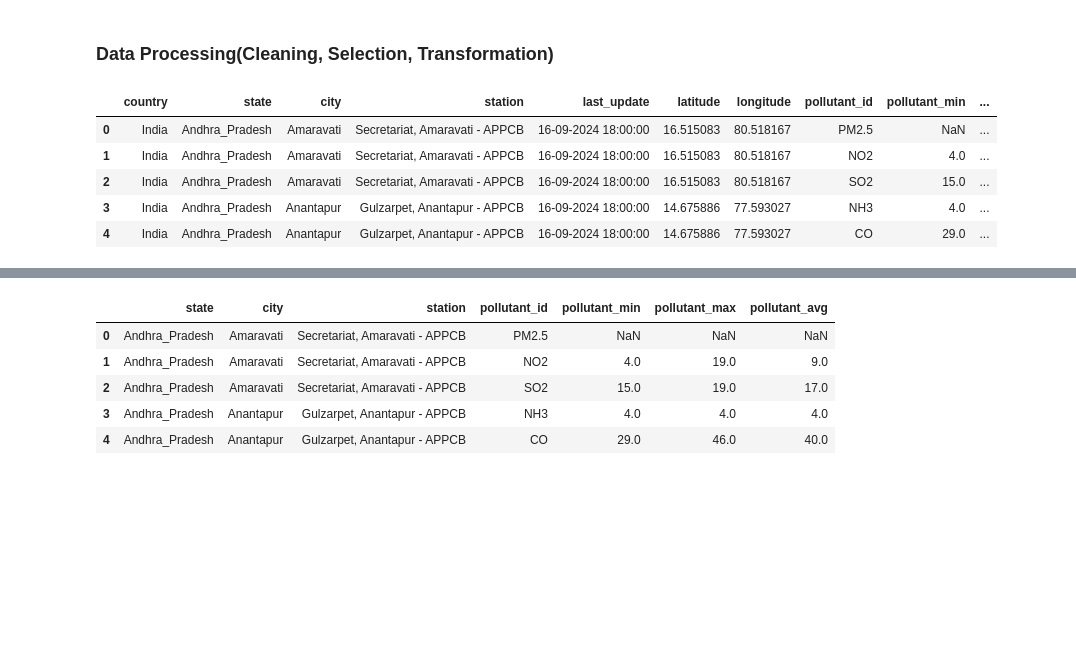
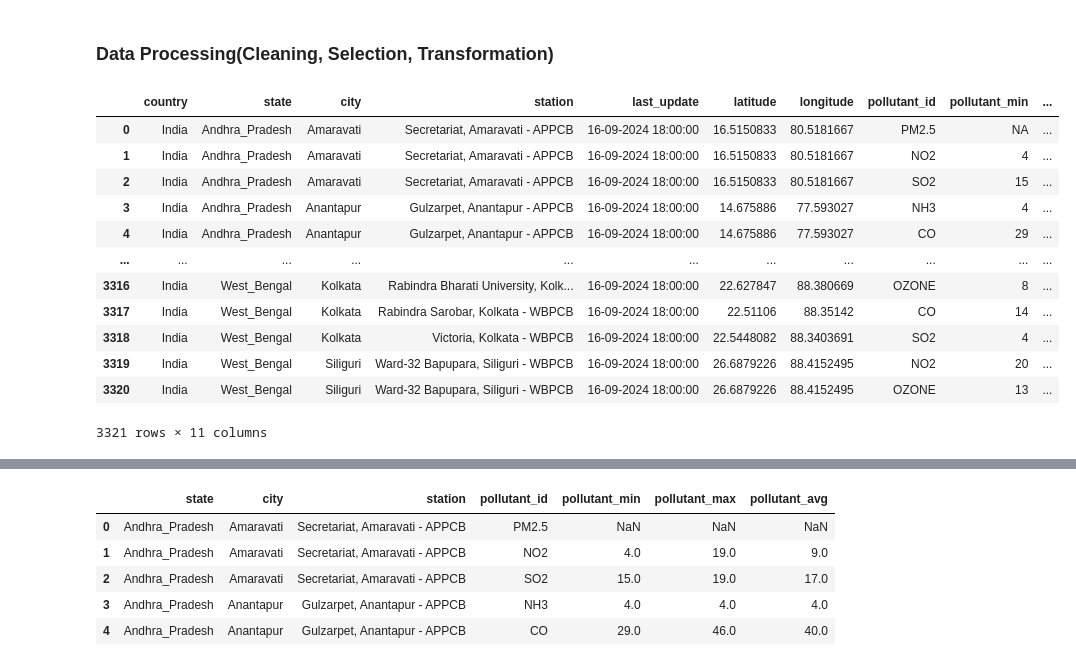
Before and after one commit to latheeshpoondla/Project, a Jupyter notebook: DSProject.ipynb, the cells around one changed output, grey strips where cells are left out. Saved outputs shown, nothing was run; the diff lists cells and outputs as text; code cells hidden in the pictures; blank space fills up the shorter version.

```diff
--- a/DSProject.ipynb
+++ b/DSProject.ipynb
@@ -7,10 +5,41 @@ import pandas as pd
-# %%
-currentdf = pd.read_csv('real_time_air_quality_index.csv')
-display(currentdf.head())
-# %% [output]
-|  | country | state | city | station | last_update | latitude | longitude | pollutant_id | pollutant_min | ... |
-| 0 | India | Andhra_Pradesh | Amaravati | Secretariat, Amaravati - APPCB | 16-09-2024 18:00:00 | 16.515083 | 80.518167 | PM2.5 | NaN | ... |
-| 1 | India | Andhra_Pradesh | Amaravati | Secretariat, Amaravati - APPCB | 16-09-2024 18:00:00 | 16.515083 | 80.518167 | NO2 | 4.0 | ... |
-| 2 | India | Andhra_Pradesh | Amaravati | Secretariat, Amaravati - APPCB | 16-09-2024 18:00:00 | 16.515083 | 80.518167 | SO2 | 15.0 | ... |
-| 3 | India | Andhra_Pradesh | Anantapur | Gulzarpet, Anantapur - APPCB | 16-09-2024 18:00:00 | 14.675886 | 77.593027 | NH3 | 4.0 | ... |
-| 4 | India | Andhra_Pradesh | Anantapur | Gulzarpet, Anantapur - APPCB | 16-09-2024 18:00:00 | 14.675886 | 77.593027 | CO | 29.0 | ... |
+# %%
+import pandas as pd
+import xml.etree.ElementTree as ET
+
+#Semi structured data
+def xml_to_dataframe(xml_file):
+    # parse the XML file
+    tree = ET.parse(xml_file)
+    root = tree.getroot()
+
+    # extract data
+    data = []
+    for item in root.findall("./row"):
+        record = {}
+        for child in item:
+            record[child.tag] = child.text
+        data.append(record)
+
+    # convert to DataFrame
+    df = pd.DataFrame(data)
+    return df
+
+
+# example usage
+xml_file = "real_time_air_quality_index.xml"
+currentdf = xml_to_dataframe(xml_file)
+display(currentdf)
+# %% [output]
+|  | country | state | city | station | last_update | latitude | longitude | pollutant_id | pollutant_min | ... |
+| 0 | India | Andhra_Pradesh | Amaravati | Secretariat, Amaravati - APPCB | 16-09-2024 18:00:00 | 16.5150833 | 80.5181667 | PM2.5 | NA | ... |
+| 1 | India | Andhra_Pradesh | Amaravati | Secretariat, Amaravati - APPCB | 16-09-2024 18:00:00 | 16.5150833 | 80.5181667 | NO2 | 4 | ... |
+| 2 | India | Andhra_Pradesh | Amaravati | Secretariat, Amaravati - APPCB | 16-09-2024 18:00:00 | 16.5150833 | 80.5181667 | SO2 | 15 | ... |
+| 3 | India | Andhra_Pradesh | Anantapur | Gulzarpet, Anantapur - APPCB | 16-09-2024 18:00:00 | 14.675886 | 77.593027 | NH3 | 4 | ... |
+| 4 | India | Andhra_Pradesh | Anantapur | Gulzarpet, Anantapur - APPCB | 16-09-2024 18:00:00 | 14.675886 | 77.593027 | CO | 29 | ... |
+| ... | ... | ... | ... | ... | ... | ... | ... | ... | ... | ... |
+| 3316 | India | West_Bengal | Kolkata | Rabindra Bharati University, Kolk... | 16-09-2024 18:00:00 | 22.627847 | 88.380669 | OZONE | 8 | ... |
+| 3317 | India | West_Bengal | Kolkata | Rabindra Sarobar, Kolkata - WBPCB | 16-09-2024 18:00:00 | 22.51106 | 88.35142 | CO | 14 | ... |
+| 3318 | India | West_Bengal | Kolkata | Victoria, Kolkata - WBPCB | 16-09-2024 18:00:00 | 22.5448082 | 88.3403691 | SO2 | 4 | ... |
+| 3319 | India | West_Bengal | Siliguri | Ward-32 Bapupara, Siliguri - WBPCB | 16-09-2024 18:00:00 | 26.6879226 | 88.4152495 | NO2 | 20 | ... |
+| 3320 | India | West_Bengal | Siliguri | Ward-32 Bapupara, Siliguri - WBPCB | 16-09-2024 18:00:00 | 26.6879226 | 88.4152495 | OZONE | 13 | ... |
+3321 rows × 11 columns
```
Also changed, not shown: parts of 5 cells of this notebook, 3 other files.
